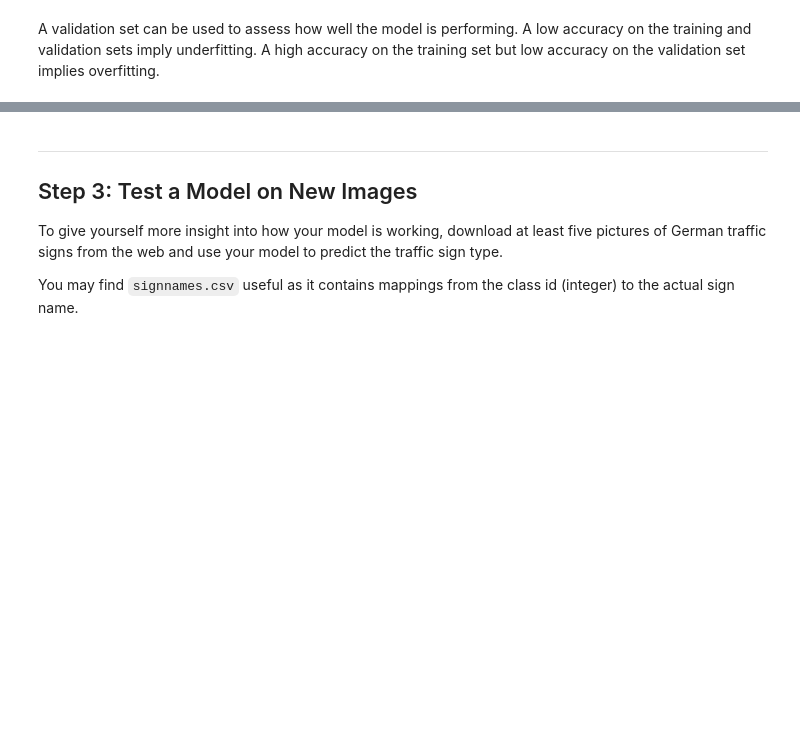
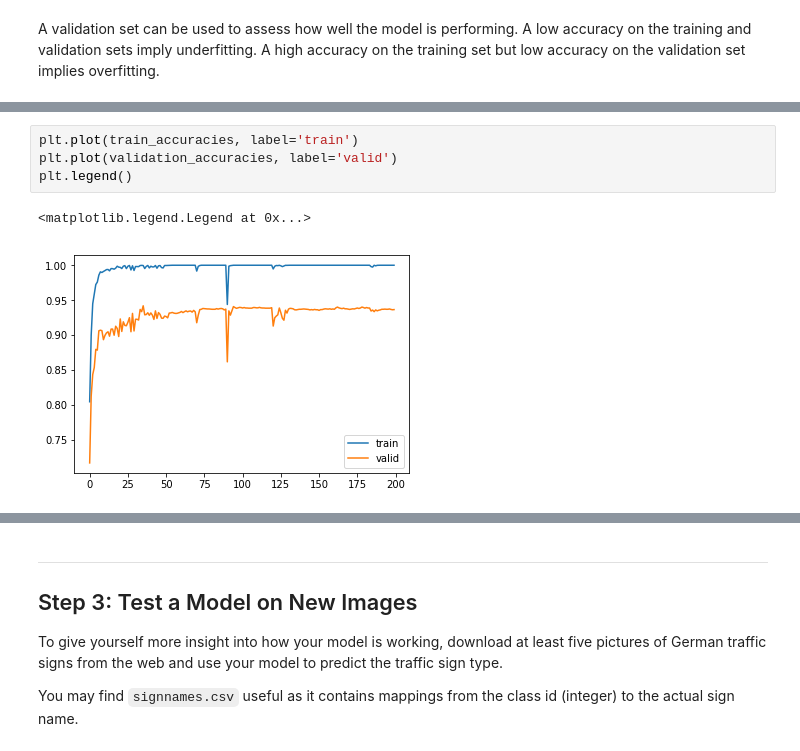
Before and after one commit to nonanonno/CarND-Traffic-Sign-Classifier-Project, a Jupyter notebook: Traffic_Sign_Classifier.ipynb, the cells around one changed output, grey strips where cells are left out. Cells and saved outputs as stored; diff of their text form; blank space fills up the shorter version.

```diff
--- a/Traffic_Sign_Classifier.ipynb
+++ b/Traffic_Sign_Classifier.ipynb
@@ -409,5 +417,12 @@ Validation Accuracy = 0.938
 
 Model saved
+# %%
+plt.plot(train_accuracies, label='train')
+plt.plot(validation_accuracies, label='valid')
+plt.legend()
+# %% [output]
+<matplotlib.legend.Legend at 0x...>
+[figure, added]
 # %%
 with tf.Session() as sess:
     saver.restore(sess, tf.train.latest_checkpoint('.'))
```
Also changed, not shown: parts of 12 cells of this notebook, 7 other files.
